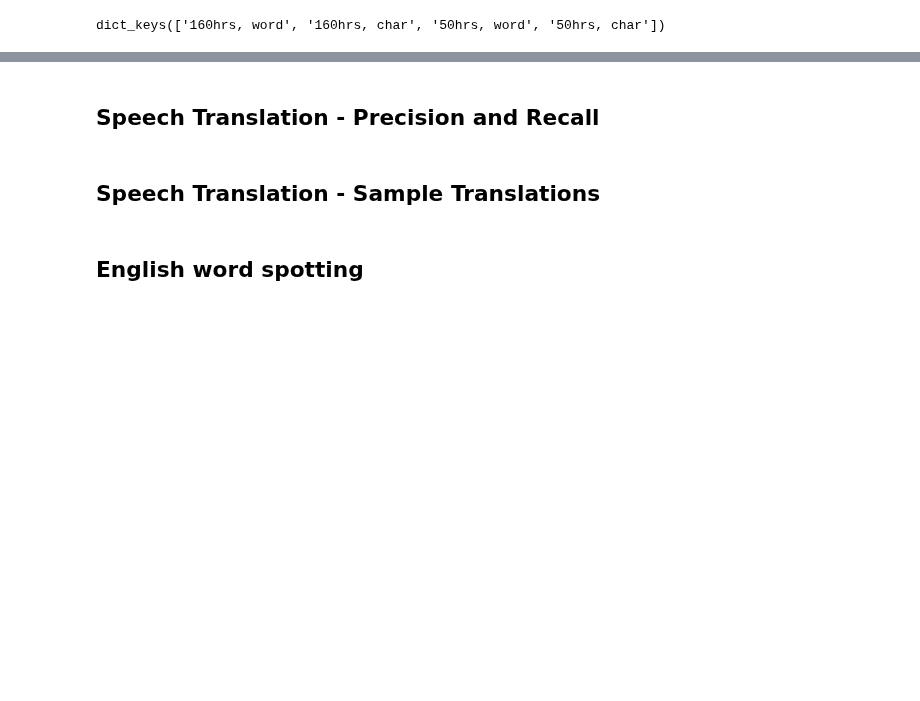
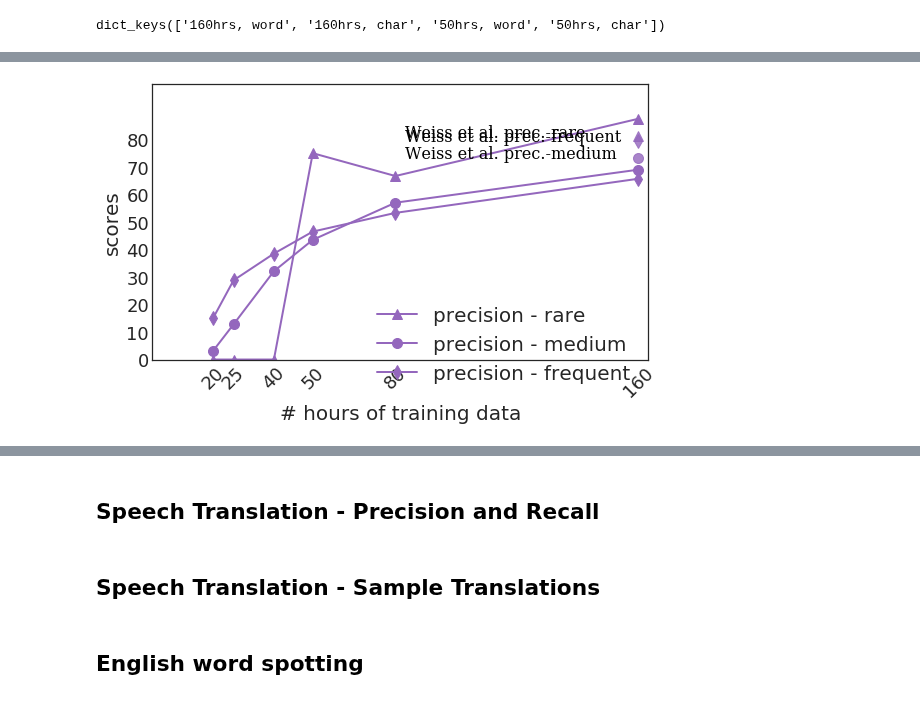
Before and after one commit to 0xSameer/speech2text, a Jupyter notebook: results.ipynb, the cells around one changed output, grey strips where cells are left out. Cells and saved outputs as stored; diff of their text form; code cells hidden in the pictures; blank space fills up the shorter version.

```diff
--- a/results.ipynb
+++ b/results.ipynb
@@ -712,0 +731,84 @@ nmt_trials_noo-batchy.ipynb
+# %%
+prec_word_freq = {}
+google_prec_word_freq = {}
+prec_word_freq["rare"] = np.array([0, 0, 0, 75, 66.7, 87.5])
+google_prec_word_freq["rare"] = np.array([81.1])
+prec_word_freq["medium"] = np.array([3.2, 12.8, 32.1, 43.5, 57, 69])
+google_prec_word_freq["medium"] = np.array([76.3-3])
+prec_word_freq["frequent"] = np.array([15.1, 28.8, 38.5, 46.5, 53.3, 65.7])
+google_prec_word_freq["frequent"] = np.array([79.6])
+
+recall_word_freq = {}
+google_recall_word_freq = {}
+recall_word_freq["rare"] = np.array([0, 0, 0, 0.5, 0.3, 1.1])
+google_recall_word_freq["rare"] = np.array([24.5])
+recall_word_freq["medium"] = np.array([0.5, 2.3, 7.7, 14.5, 22.4, 36.9])
+google_recall_word_freq["medium"] = np.array([65.4+3])
+recall_word_freq["frequent"] = np.array([14.1, 27.9, 37.5, 47.6, 53.8, 64.3])
+google_recall_word_freq["frequent"] = np.array([78.1])
+
+marker_style = ["^", "o", "d", "p"]
+# %%
+fig, ax = plt.subplots(figsize=(8,5),nrows=1, ncols=1, sharey=True)
+
+markersize = 10
+linewidth = 2
+alpha = 1
+
+font = {'family': 'serif',
+        'color':  'black',
+        'weight': 'normal',
+        'size': 16,
+        }
+
+for i, k in enumerate(prec_word_freq):
+    ax.plot(x_scale, prec_word_freq[k], label="precision - {0:s}".format(k), color=tableau20[8],
+            linewidth=linewidth, alpha=alpha, linestyle= "-",
+            marker=marker_style[i], markersize=markersize)
+
+for i, k in enumerate(google_prec_word_freq):
+    ax.plot(np.array([100]), google_prec_word_freq[k], color=tableau20[8],
+        marker=marker_style[i], markersize=markersize, alpha=0.8)
+
+    plt.text(52, google_prec_word_freq[k]-0.3, r'Weiss et al. prec.-{0:s}'.format(k), fontdict=font)
+
+
+# ax.plot(np.array([100]), np.array([78]), color=tableau20[8],
+#         marker='^', markersize=markersize, alpha=0.8)
+# ax.plot(np.array([100]), np.array([77]), color=tableau20[4],
+#         marker='o', markersize=markersize, alpha=0.3)
+# plt.text(27, 77.8, r'Weiss et al. content words precision/recall', fontdict=font)
+
+# ax.axhline(y=google_cnt_prec, linestyle=":")
+# plt.text(30, google_cnt_prec+0.5, r'precision', fontdict=font)
+# ax.axhline(y=77.5, linestyle=":")
+# plt.text(20, 78, r'Weiss et al. content words precision-recall - 160 hrs', fontdict=font)
+
+# ax.axhline(y=81, linestyle="-.")
+# plt.text(40, 81.5, r'Human precision - 160 hrs', fontdict=font)
+# ax.axhline(y=76, linestyle="-.")
+# plt.text(40, 76.5, r'Human recall - 160 hrs', fontdict=font)
+
+plt.xticks(x_scale, x_labels, rotation=45, fontsize=16)
+# plt.yticks(list(range(0,65,10))+[76, 71, ], rotation=0, fontsize=20)
+plt.yticks(list(range(0,81,10)), rotation=0, fontsize=20)
+ax.set_xlabel('# hours of training data', size=20)
+ax.set_ylabel('scores', size=20)
+for i in ax.get_xticklabels():
+    i.set_fontsize(18)
+for i in ax.get_yticklabels():
+    i.set_fontsize(18)
+
+plt.legend(bbox_to_anchor=(1.0, 0.26), framealpha=0, fontsize=20, ncol=1)
+plt.ylim(0,100)
+plt.xlim(0,102)
+# ax.xaxis.grid(False)
+
+# sns.despine(left=True, bottom=True)
+
+fig.tight_layout()
+
+fig.savefig(fname="precision_word_freq.pdf", dpi=300)
+fig.savefig(fname="precision_word_freq.png", dpi=300)
+# %% [output]
+[figure, added]
```
Also changed, not shown: parts of 14 cells of this notebook, 1 other file.
